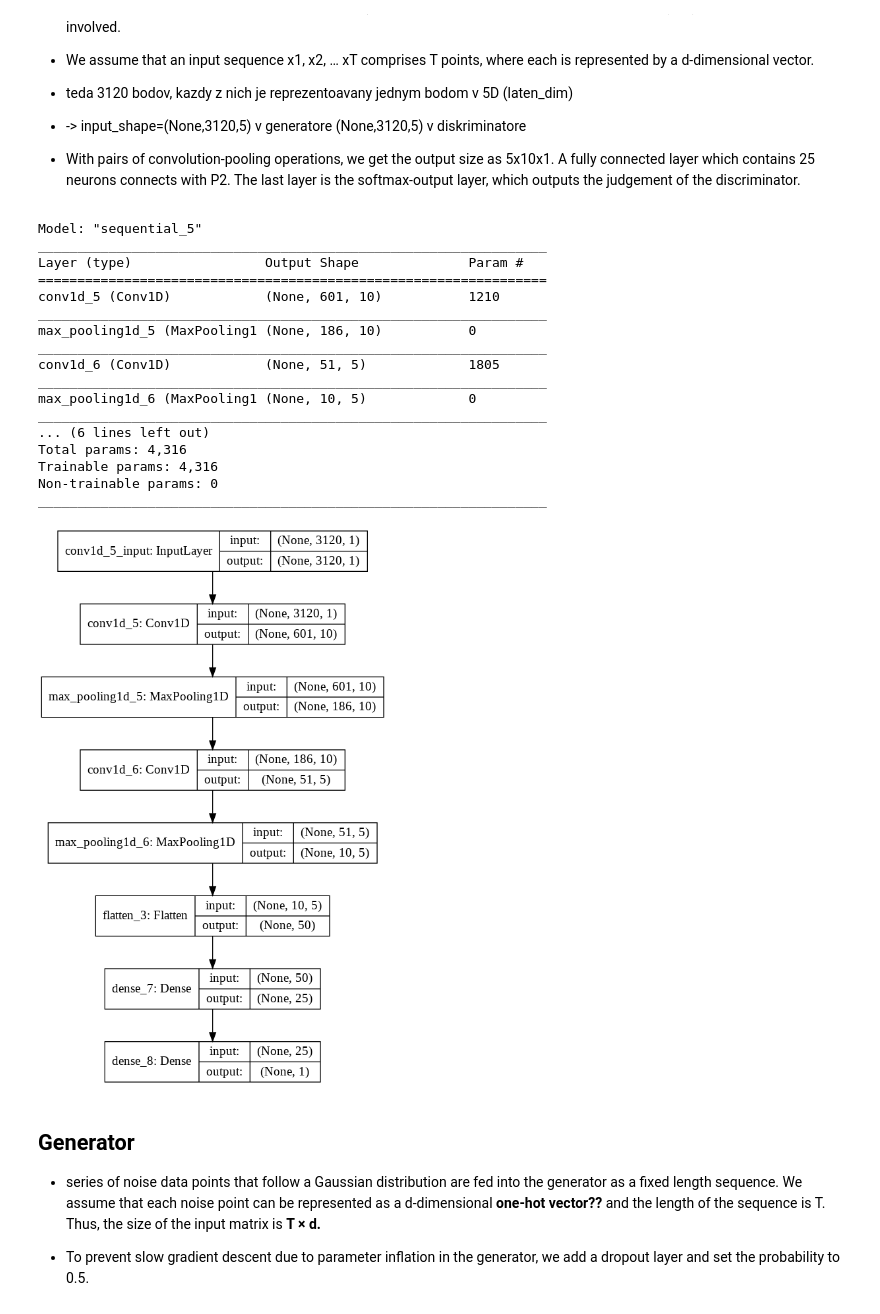
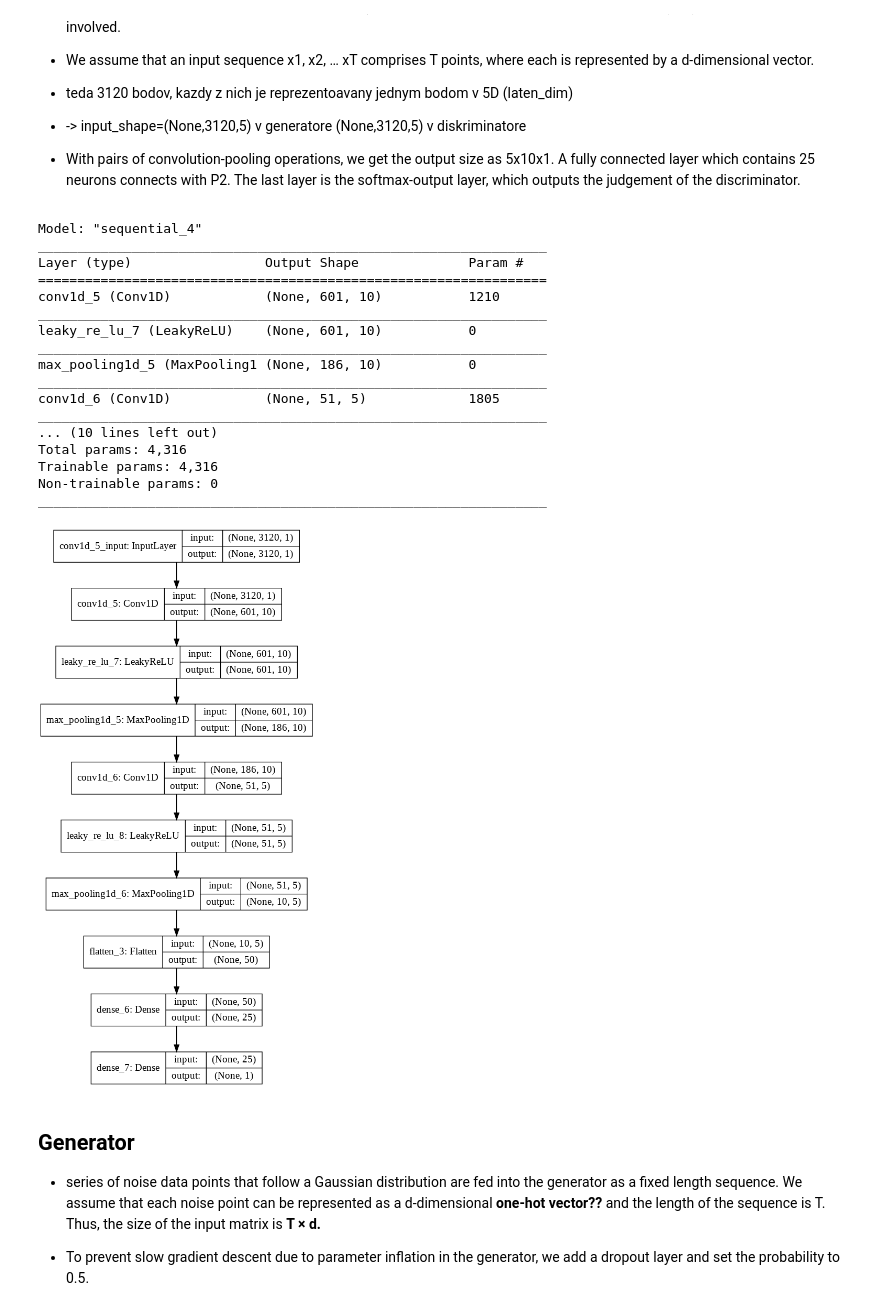
Before and after one commit to Shegy12/GAN-for-generating-artificial-ECG-data, a Jupyter notebook: GANy.ipynb, the cells around one changed output. Cells and saved outputs as stored; diff of their text form; code cells hidden in the pictures.

```diff
--- a/GANy.ipynb
+++ b/GANy.ipynb
@@ -746,7 +758,7 @@ def define_discriminator(input_shape=(3120,1)):
                    activation=None, use_bias=True, kernel_initializer='he_normal', bias_initializer='zeros', kernel_regularizer=None,
                    bias_regularizer=None, activity_regularizer=None, kernel_constraint=None, bias_constraint=None))
   #model.add(BatchNormalization())
-  #model.add(LeakyReLU(alpha=0.2))
+  model.add(LeakyReLU(alpha=0.2))
   #model.add(Dropout(0.5))
   model.add(MaxPooling1D(pool_size=46, strides=3, padding='valid', data_format='channels_last'))
   #model.add(Conv1D(filters=5, kernel_size=36, strides=3, padding='valid'))
@@ -754,7 +766,7 @@ def define_discriminator(input_shape=(3120,1)):
                    activation=None, use_bias=True, kernel_initializer='he_normal', bias_initializer='zeros',
                    kernel_regularizer=None, bias_regularizer=None, activity_regularizer=None, kernel_constraint=None, bias_constraint=None))
   #model.add(BatchNormalization())
-  #model.add(LeakyReLU(alpha=0.2))
+  model.add(LeakyReLU(alpha=0.2))
   #model.add(Dropout(0.5))
   model.add(MaxPooling1D(pool_size=24, strides=3, padding='valid', data_format='channels_last'))
   #poradie flattenu?
@@ -763,7 +775,7 @@ def define_discriminator(input_shape=(3120,1)):
   #model.add(Dense(25, activation='softmax'))
   model.add(Dense(1))
   # compile mode
-  sgd_D = SGD(lr=0.0001)
+  sgd_D = SGD(lr=0.00001)
   #adam_D = Adam(lr=0.0002, beta_1=0.5)
   model.compile(loss='binary_crossentropy', optimizer=sgd_D, metrics=['accuracy'])
   return model
@@ -789,38 +801,38 @@ plot_model(discriminator_model, to_file='discriminator_plot.png', show_shapes=Tr
 # OPTIMALIZATION OPTIONS:
 
 # 0 inicializacia
 # 1 padding
 # 2 umiestnenie flatten vrstvy
 # 3 Use label smoothing in the discriminator, with small random noise.
 # 4 Add random noise to the labels in the discriminator.
 # 5 Add noise to inputs to the discriminator and decay the noise over time.
 # 6 Optimalizer / paper= SGD a mini-batch o dlzke 100/ adam je v GANoch standart
 #   sgd = SGD(lr=0.00001) + maybe? -> decay=1e-6, momentum=0.9, nesterov=True
 #   adam = Adam(lr=0.0002, beta_1=0.5)
 # 7 Remove Fully-Connected Layers
 # 8 Use ReLU, Leaky ReLU, and Tanh
 # 9 The best practice for DCAGAN models reported in the paper is to initialize all weights using a zero-centered Gaussian distribution (the normal or bell-shaped distribution) with a standard deviation of 0.02.
 #   tried with tf.random.normal didnt work
 # 10 Kernel size, filters, strides
 # %% [output]
-Model: "sequential_5"
+Model: "sequential_4"
 _________________________________________________________________
 Layer (type)                 Output Shape              Param #
 =================================================================
 conv1d_5 (Conv1D)            (None, 601, 10)           1210
 _________________________________________________________________
+leaky_re_lu_7 (LeakyReLU)    (None, 601, 10)           0
+_________________________________________________________________
 max_pooling1d_5 (MaxPooling1 (None, 186, 10)           0
 _________________________________________________________________
 conv1d_6 (Conv1D)            (None, 51, 5)             1805
 _________________________________________________________________
-max_pooling1d_6 (MaxPooling1 (None, 10, 5)             0
-_________________________________________________________________
-... (6 lines left out)
+... (10 lines left out)
 Total params: 4,316
 Trainable params: 4,316
 Non-trainable params: 0
 _________________________________________________________________
-[figure, old version]
+[figure, new version]
 # %% [markdown]
 ## Generator
 
```
Also changed, not shown: parts of 11 cells of this notebook.
